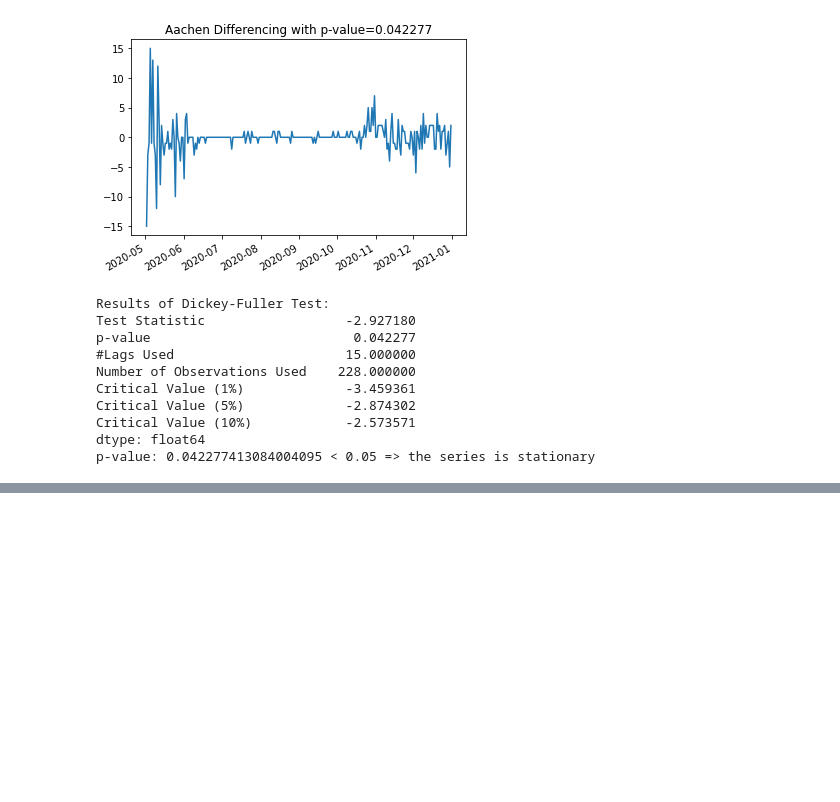
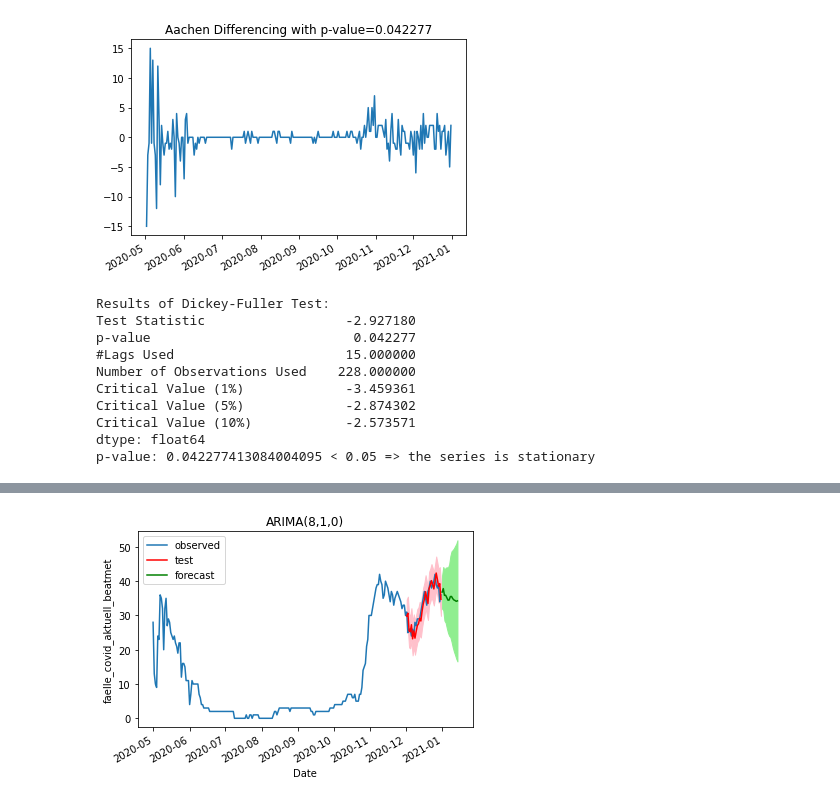
Before and after one commit to fbozhkov/TechLabs-DataScience, a Jupyter notebook: SARIMA_Aachen_2020.ipynb, the cells around one changed output, grey strips where cells are left out. Saved outputs shown, nothing was run; the diff lists cells and outputs as text; code cells hidden in the pictures; blank space fills up the shorter version.

```diff
--- a/SARIMA_Aachen_2020.ipynb
+++ b/SARIMA_Aachen_2020.ipynb
@@ -149,0 +187,23 @@ p-value: 6.1493946004469735e-18 < 0.05 => the series is stationary
+# %%
+# forecast for the next 14 days
+arima_value_forecast = results.get_forecast(steps=14)
+arima_mean_forecast = arima_value_forecast.predicted_mean
+forecast_confidence_intervals = arima_value_forecast.conf_int()
+# set confidence interval
+forecast_lower_limits = forecast_confidence_intervals.loc[:,'lower faelle_covid_aktuell_beatmet']
+forecast_upper_limits = forecast_confidence_intervals.loc[:,'upper faelle_covid_aktuell_beatmet']
+
+# plot everything
+plt.plot(aachen.index, aachen.faelle_covid_aktuell_beatmet, label='observed')
+plt.plot(mean_forecast.index, mean_forecast, color = 'red', label='test')
+plt.fill_between(lower_limits.index,lower_limits , upper_limits, color='pink')
+plt.plot( arima_mean_forecast.index, arima_mean_forecast, color = 'green', label='forecast')
+plt.fill_between(forecast_lower_limits.index,forecast_lower_limits , forecast_upper_limits, color='lightgreen')
+plt.gcf().autofmt_xdate()
+plt.title('ARIMA(8,1,0)')
+plt.xlabel('Date')
+plt.ylabel('faelle_covid_aktuell_beatmet')
+plt.legend(loc = 'upper left')
+plt.show()
+# %% [output]
+[figure, added]
```
Also changed, not shown: parts of 5 cells of this notebook, 1 other file.
